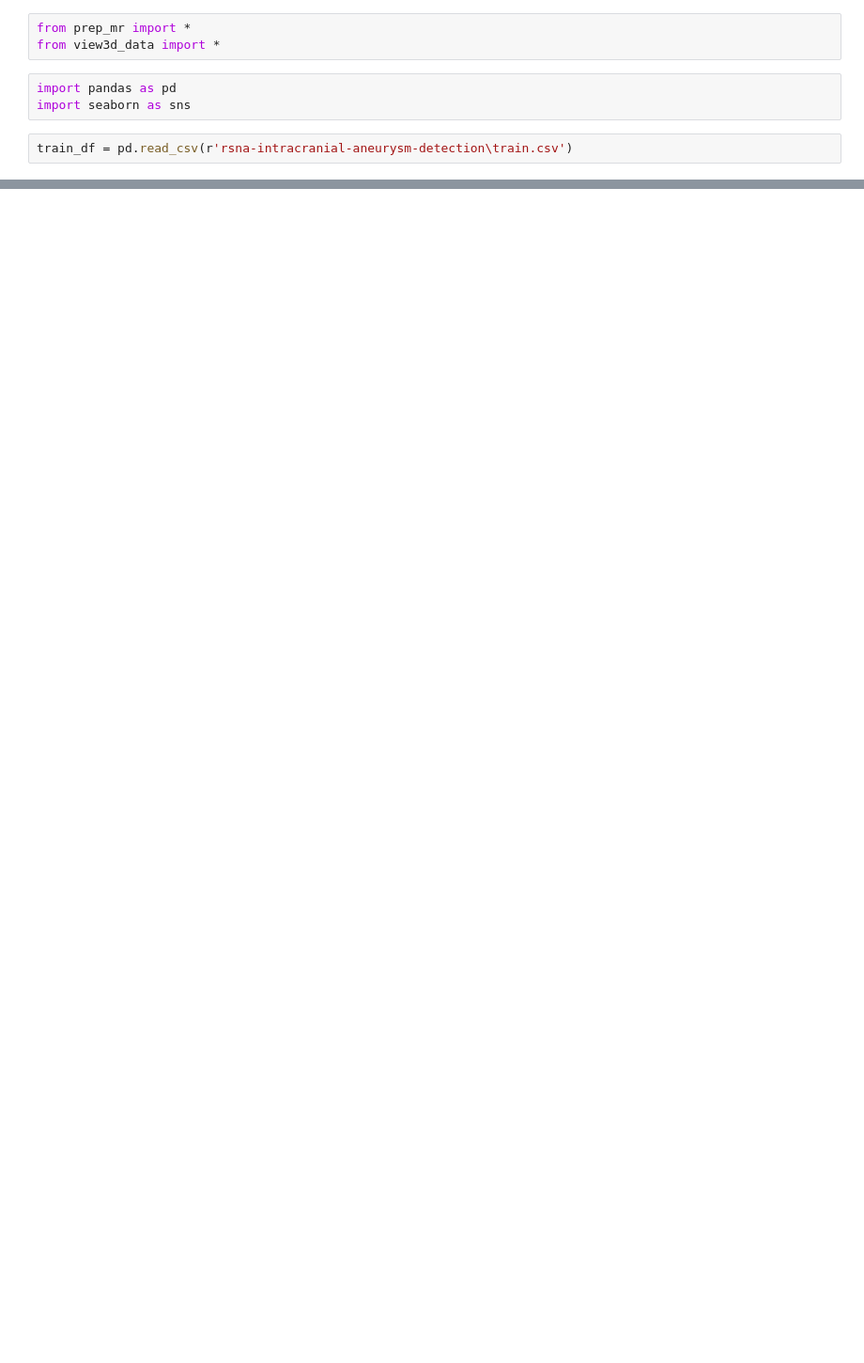
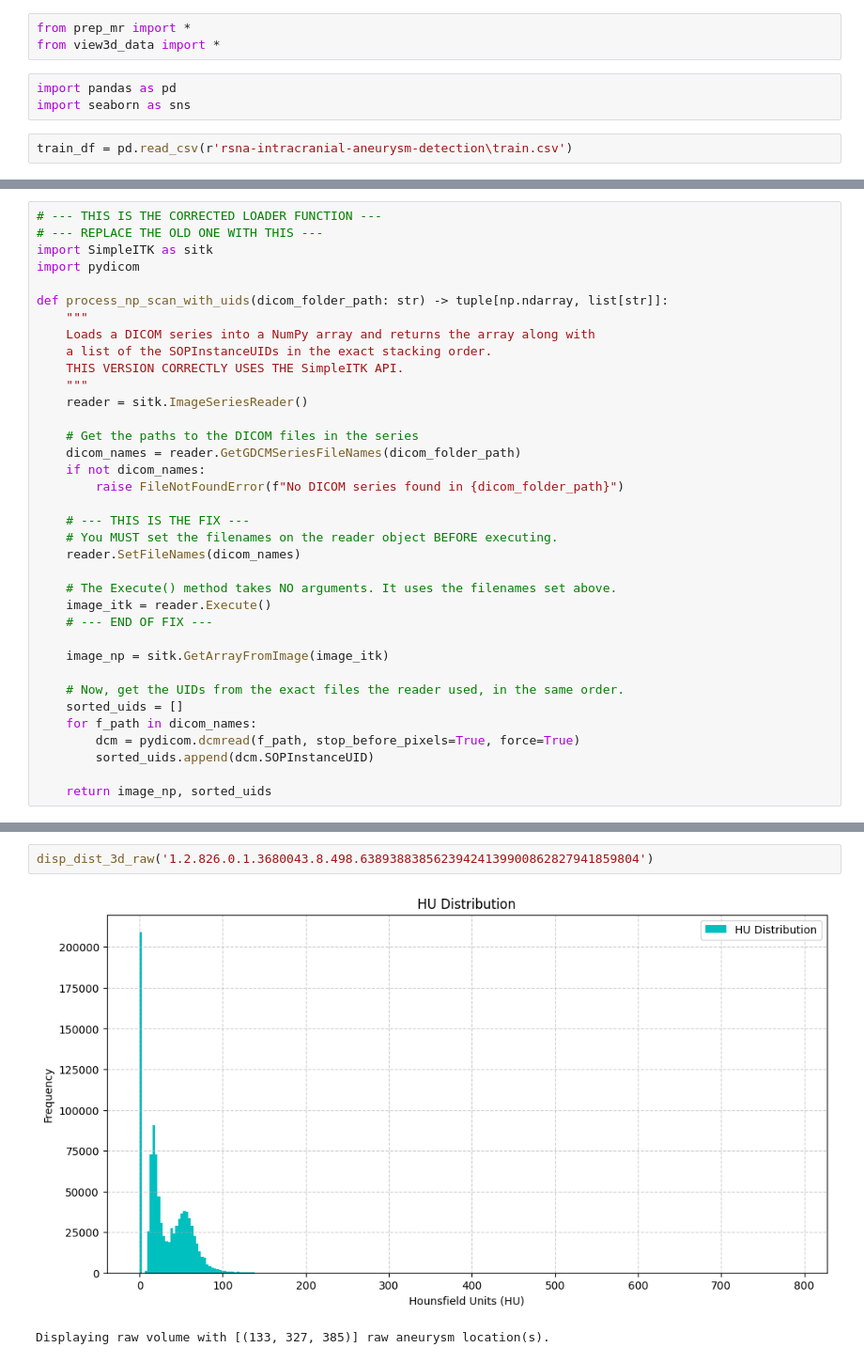
Before and after one commit to BhaveshSolanki32/Aneurysm_detection, a Jupyter notebook: mra.ipynb, the cells around one changed output, grey strips where cells are left out. Shown at 94% size. Cells and saved outputs as stored; diff of their text form; blank space fills up the shorter version.

```diff
--- a/mra.ipynb
+++ b/mra.ipynb
@@ -26,3 +64,39 @@ mr_df
+# %%
+# --- THIS IS THE CORRECTED LOADER FUNCTION ---
+# --- REPLACE THE OLD ONE WITH THIS ---
+import SimpleITK as sitk
+import pydicom
+
+def process_np_scan_with_uids(dicom_folder_path: str) -> tuple[np.ndarray, list[str]]:
+    """
+    Loads a DICOM series into a NumPy array and returns the array along with
+    a list of the SOPInstanceUIDs in the exact stacking order.
+    THIS VERSION CORRECTLY USES THE SimpleITK API.
+    """
+    reader = sitk.ImageSeriesReader()
+
+    # Get the paths to the DICOM files in the series
+    dicom_names = reader.GetGDCMSeriesFileNames(dicom_folder_path)
+    if not dicom_names:
+        raise FileNotFoundError(f"No DICOM series found in {dicom_folder_path}")
+
+    # --- THIS IS THE FIX ---
+    # You MUST set the filenames on the reader object BEFORE executing.
+    reader.SetFileNames(dicom_names)
+
+    # The Execute() method takes NO arguments. It uses the filenames set above.
+    image_itk = reader.Execute()
+    # --- END OF FIX ---
+
+    image_np = sitk.GetArrayFromImage(image_itk)
+
+    # Now, get the UIDs from the exact files the reader used, in the same order.
+    sorted_uids = []
+    for f_path in dicom_names:
+        dcm = pydicom.dcmread(f_path, stop_before_pixels=True, force=True)
+        sorted_uids.append(dcm.SOPInstanceUID)
+
+    return image_np, sorted_uids
 # %%
 import os
 import matplotlib.pyplot as plt
@@ -34,0 +201,5 @@ def disp_dist_3d(img_name,sof_tissue_range_hu: tuple = (-100,400),DEBUG_MODE=Fal
+# %%
+disp_dist_3d_raw('1.2.826.0.1.3680043.8.498.63893883856239424139900862827941859804')
+# %% [output]
+[figure, added]
+Displaying raw volume with [(133, 327, 385)] raw aneurysm location(s).
```
Also changed, not shown: parts of 15 cells of this notebook, 3 other files.
